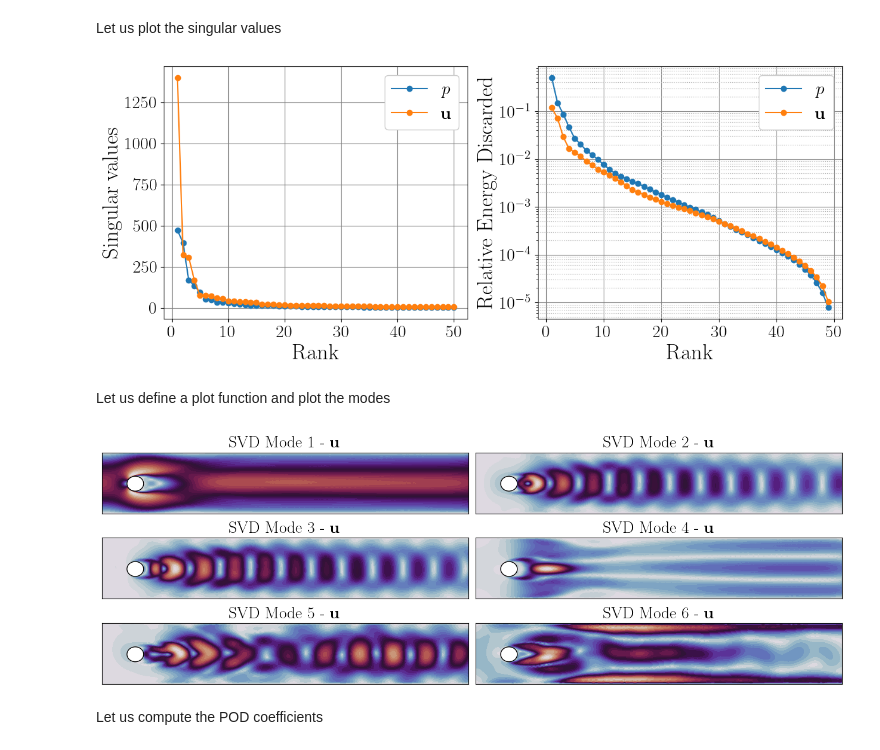
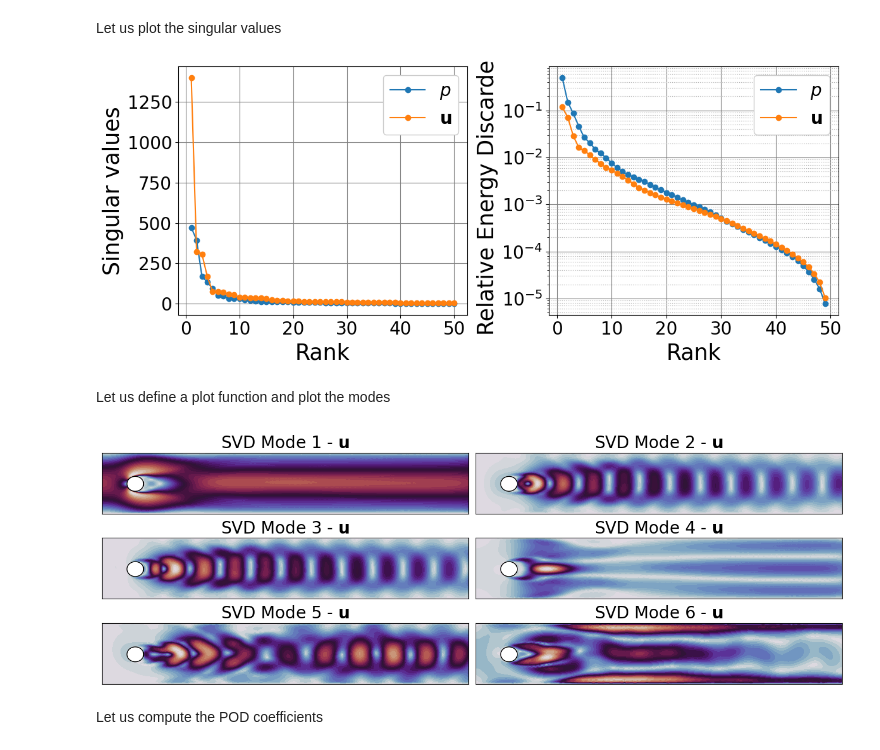
Before and after one commit to Steriva/phd-thesis-code, a Jupyter notebook: Notebooks/Chapter6/FlowOverCylinder/6_3_1-2_single_param.ipynb, the cells around one changed output. Cells and saved outputs as stored; diff of their text form; code cells hidden in the pictures.

```diff
--- a/Notebooks/Chapter6/FlowOverCylinder/6_3_1-2_single_param.ipynb
+++ b/Notebooks/Chapter6/FlowOverCylinder/6_3_1-2_single_param.ipynb
@@ -61,36 +61,29 @@ Computing SVD for field: u
 Let us plot the singular values
 # %%
 import matplotlib.pyplot as plt
-from matplotlib import rcParams
-rcParams.update({
-  "text.usetex": True,
-  "font.family": "serif"
-})
-
-rcParams['text.latex.preamble'] = r'\usepackage{amssymb} \usepackage{amsmath} \usepackage{amsthm} \usepackage{mathtools}'
 
 fig, axs = plt.subplots(1, 2, figsize=(12, 5))
 
 rank_plot = np.arange(1, rank+1)
 
 for field_i, field in enumerate(var_names):
     axs[0].plot(rank_plot, sing_vals[field], 'o-', label=r'$'+tex_var_names[field_i]+'$')
     axs[1].semilogy(rank_plot[:-1], 1-np.cumsum(sing_vals[field][:-1] ** 2) / np.sum(sing_vals[field] ** 2), 'o-', label=r'$'+tex_var_names[field_i]+'$')
 
 for ax in axs:
     ax.set_xlabel('Rank', fontsize=25)
     ax.legend(framealpha=1, loc='upper right', fontsize=20)
     ax.grid(which='major', linestyle='-', color='gray')
     ax.grid(which='minor', linestyle=':')
     ax.set_xticks(np.arange(0, rank+1, 10))
     ax.tick_params(axis='both', which='major', labelsize=20)
 
 axs[0].set_ylabel('Singular values', fontsize=25)
 axs[1].set_ylabel('Relative Energy Discarded', fontsize=25)
 
 plt.tight_layout()
 # %% [output]
-[figure, old version]
+[figure, new version]
 # %% [markdown]
 Let us define a plot function and plot the modes
 # %%
@@ -100,7 +93,7 @@ from matplotlib import cm
 plotter = PlotFlowCyl(domain)
 
 field_to_plot = 1
-cmaps = [cm.brg, cm.twilight]
+cmaps = [cm.seismic, cm.twilight]
 
 nrows = 3
 ncols = 2
@@ -113,7 +106,7 @@ for ii in range(nrows*ncols):
 
 fig.subplots_adjust(wspace=0.02, hspace=0.4)
 # %% [output]
-[figure, old version]
+[figure, new version]
 # %% [markdown]
 Let us compute the POD coefficients
 # %%
```
Also changed, not shown: parts of 14 cells of this notebook, 5 other files.
